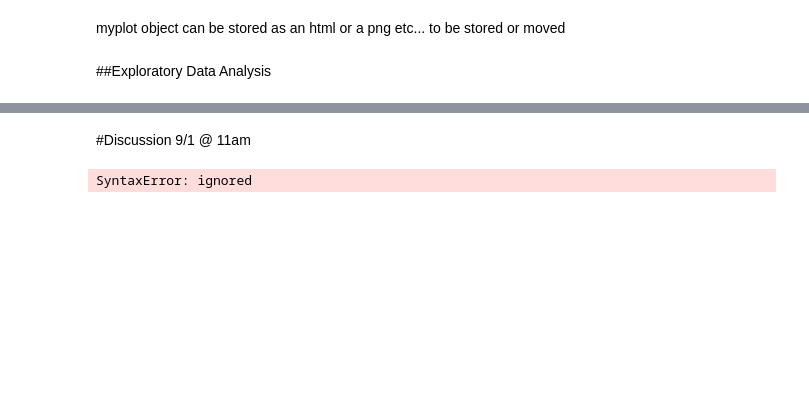
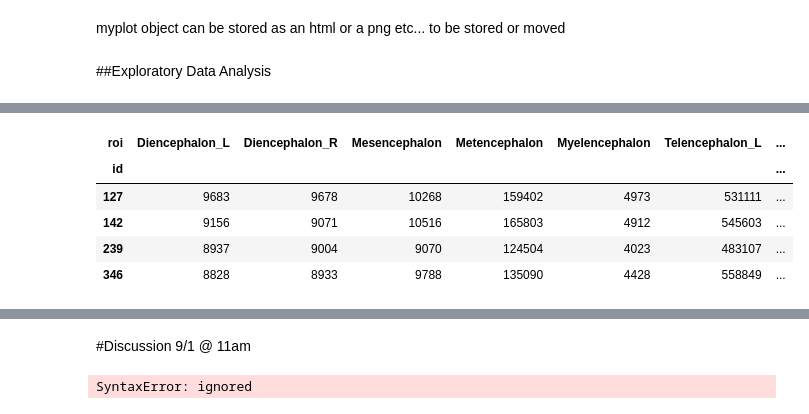
Before and after one commit to Livi-Arbo/BME-DS-Notes, a Jupyter notebook: Data_Science_Notes.ipynb, the cells around one changed output, grey strips where cells are left out. Drawn from its saved outputs; the diff is of its cells as text; code cells hidden in the pictures; blank space fills up the shorter version.

```diff
--- a/Data_Science_Notes.ipynb
+++ b/Data_Science_Notes.ipynb
@@ -112,0 +165,10 @@ sns.set()
+# %%
+t1l1pivot = t1l1.pivot(index = 'id', columns = 'roi', values = 'volume')
+t1l1pivot.head(4)
+# %% [output]
+| roi | Diencephalon_L | Diencephalon_R | Mesencephalon | Metencephalon | Myelencephalon | Telencephalon_L | ... |
+| id |  |  |  |  |  |  | ... |
+| 127 | 9683 | 9678 | 10268 | 159402 | 4973 | 531111 | ... |
+| 142 | 9156 | 9071 | 10516 | 165803 | 4912 | 545603 | ... |
+| 239 | 8937 | 9004 | 9070 | 124504 | 4023 | 483107 | ... |
+| 346 | 8828 | 8933 | 9788 | 135090 | 4428 | 558849 | ... |
```
Also changed, not shown: parts of 7 cells of this notebook.
